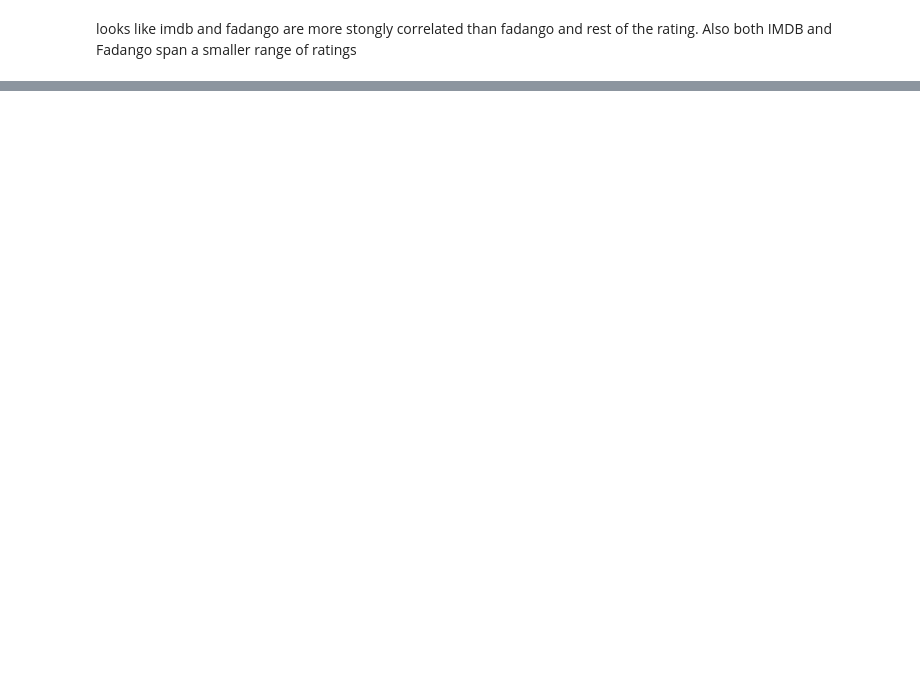
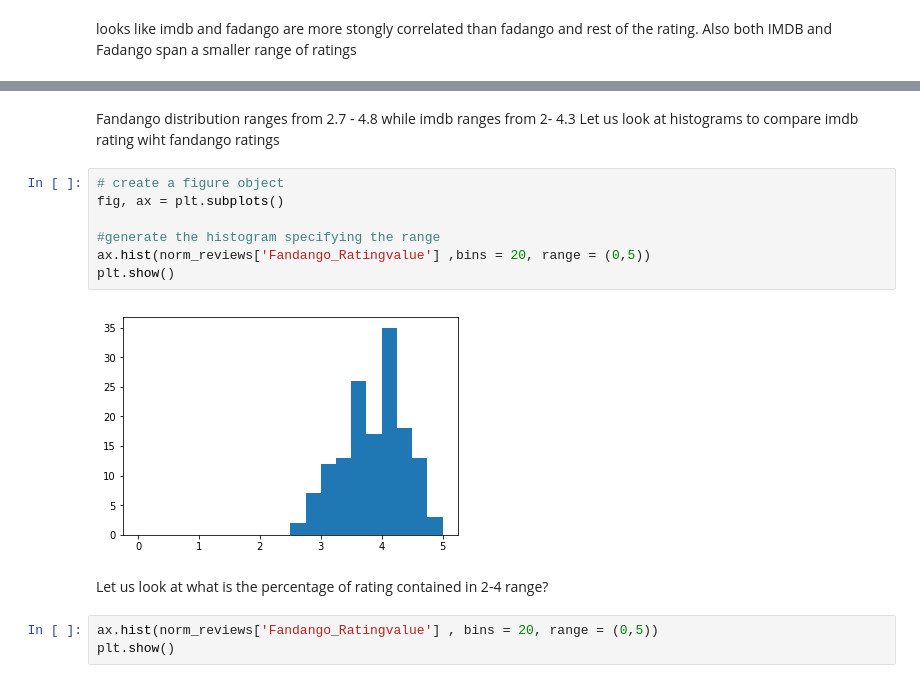
Before and after one commit to Suha4321/Suha4321.github.io, a Jupyter notebook: Fadango/FadangoMovieRatingAnalysis.ipynb, the cells around one changed output, grey strips where cells are left out. Drawn from its saved outputs; the diff is of its cells as text; blank space fills up the shorter version.

Commit message:
addded boxplot and histogram to the visuals

```diff
--- a/Fadango/FadangoMovieRatingAnalysis.ipynb
+++ b/Fadango/FadangoMovieRatingAnalysis.ipynb
@@ -148,0 +162,17 @@ looks like imdb and fadango are more stongly correlated than fadango and rest of
+# %% [markdown]
+Fandango distribution ranges from 2.7 - 4.8 while imdb ranges from 2- 4.3
+Let us look at histograms to compare imdb rating wiht fandango ratings
+# %%
+# create a figure object
+fig, ax = plt.subplots()
+
+#generate the histogram specifying the range
+ax.hist(norm_reviews['Fandango_Ratingvalue'] ,bins = 20, range = (0,5))
+plt.show()
+# %% [output]
+[figure, added]
+# %% [markdown]
+Let us look at what is the percentage of rating contained in 2-4 range?
+# %%
+ax.hist(norm_reviews['Fandango_Ratingvalue'] , bins = 20, range = (0,5))
+plt.show()
```
Also changed, not shown: parts of 10 cells of this notebook, 1 other file.
